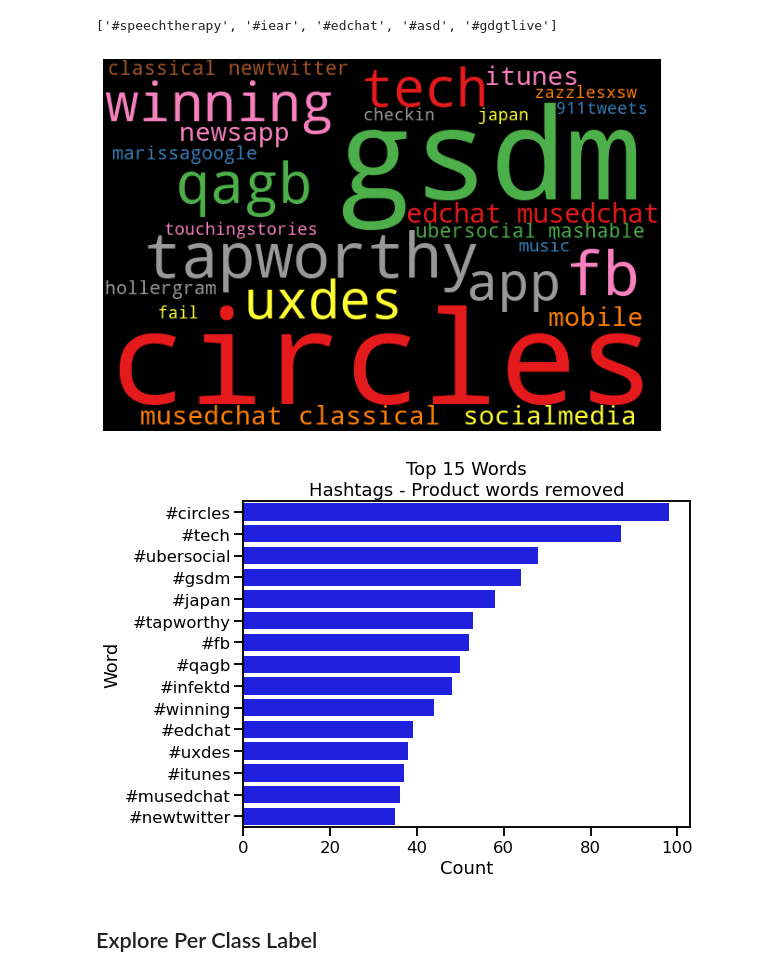
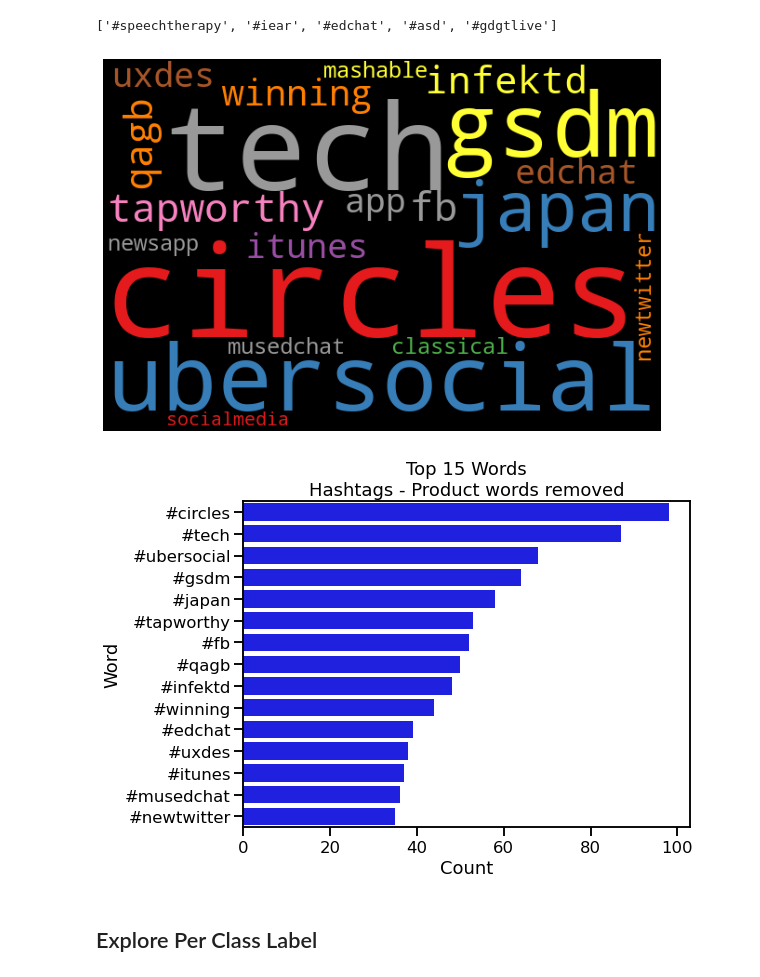
Before and after one commit to jess-miles/nlp-sentiment, a Jupyter notebook: index_no_gridsearch.ipynb, the cells around one changed output. Drawn from its saved outputs; the diff is of its cells as text; code cells hidden in the pictures.

```diff
--- a/index_no_gridsearch.ipynb
+++ b/index_no_gridsearch.ipynb
@@ -387,0 +419,5 @@ Tasks such as stopwords removal and handle (@mention) removal will be handled in
+# %%
+# drop duplicates
+df.drop_duplicates(subset=['tweet_text'], keep='first', inplace=True)
+# check for duplicates
+df.duplicated(subset=['tweet_text'], keep='first').sum()
@@ -718,11 +745,13 @@ Now that I've done some basic cleaning, I'd like to look at the characteristics
 - most common words in the different classes
 - most common hashtags in the different classes
 # %%
-def generate_wordcloud(docs, cmap, stopwords, min_font_size=14):
-    """
+def generate_wordcloud(docs, cmap, stopwords, min_font_size=14, n_grams=True):
+    """Generate a wordcloud from a list of tokenized words. Words will be
+    joined into a space-delimited string inside the function.
     """
     cloud = WordCloud(colormap=cmap, width=600, height=400,
-                      prefer_horizontal=0.95, min_font_size=min_font_size)\
+                      prefer_horizontal=0.95, min_font_size=min_font_size,
+                     collocations=n_grams)\
                       .generate_from_text(" ".join(docs))
 
     fig, ax = plt.subplots(figsize=(10, 8))
@@ -1007,17 +1036,17 @@ hash_tokens[:5]
 # %%
 # get frequency distribution for entire corpus
 hash_corpus = FreqDist(hash_tokens)
 
 hash_freq_df = pd.DataFrame(hash_corpus.most_common(100),
                               columns=['Word','Count'])
 
 generate_wordcloud(docs=hash_tokens, cmap="Set1",
-                   stopwords=None, min_font_size=18)
+                   stopwords=None, min_font_size=18, n_grams=False)
 
 plot_wordfreqs(hash_freq_df, 'Word', 'Count', 15,
                "Hashtags - Product words removed")
 # %% [output]
-[figure, old version]
+[figure, new version]
 [figure]
 # %% [markdown]
 ## Explore Per Class Label
```
Also changed, not shown: parts of 169 cells of this notebook, 20 other files.
